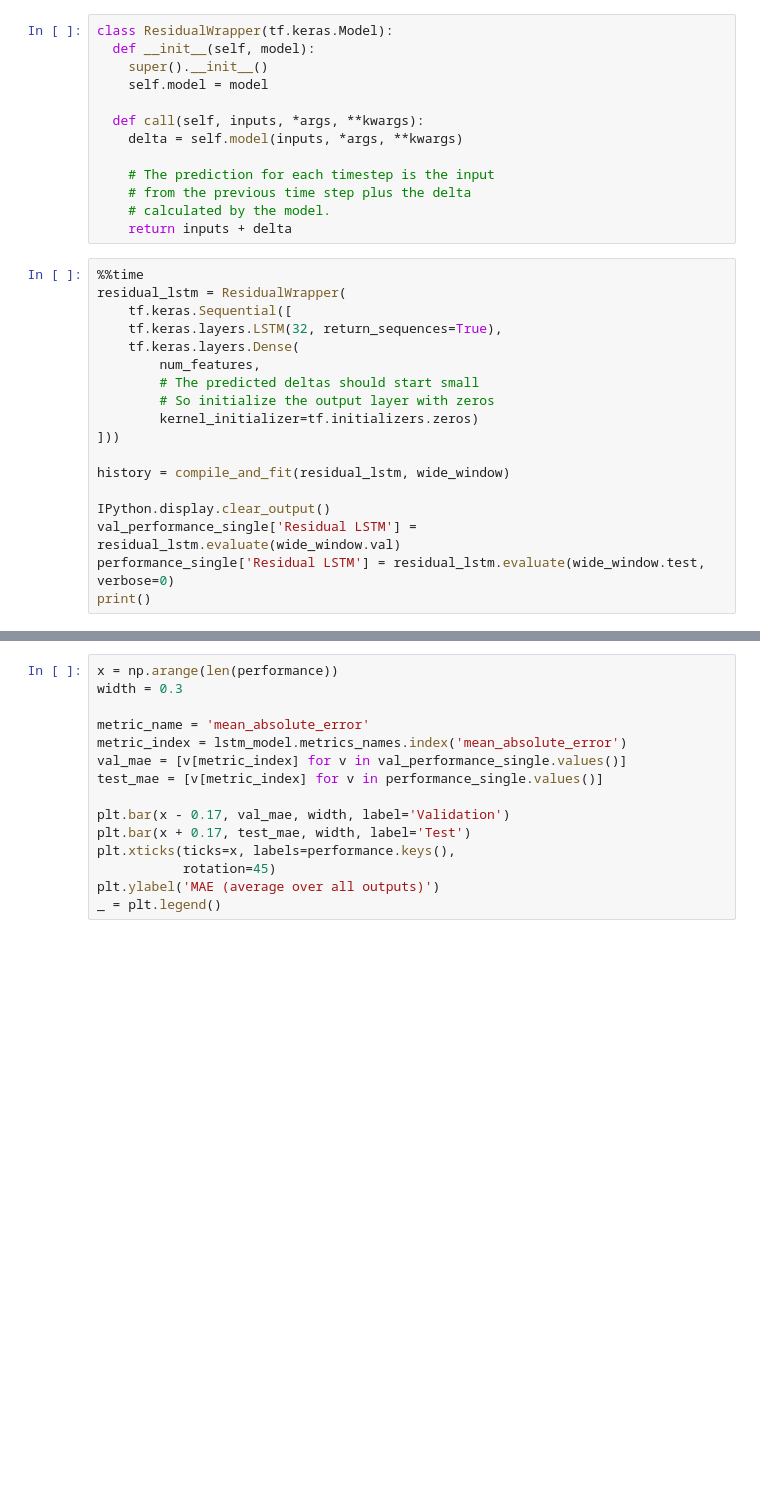
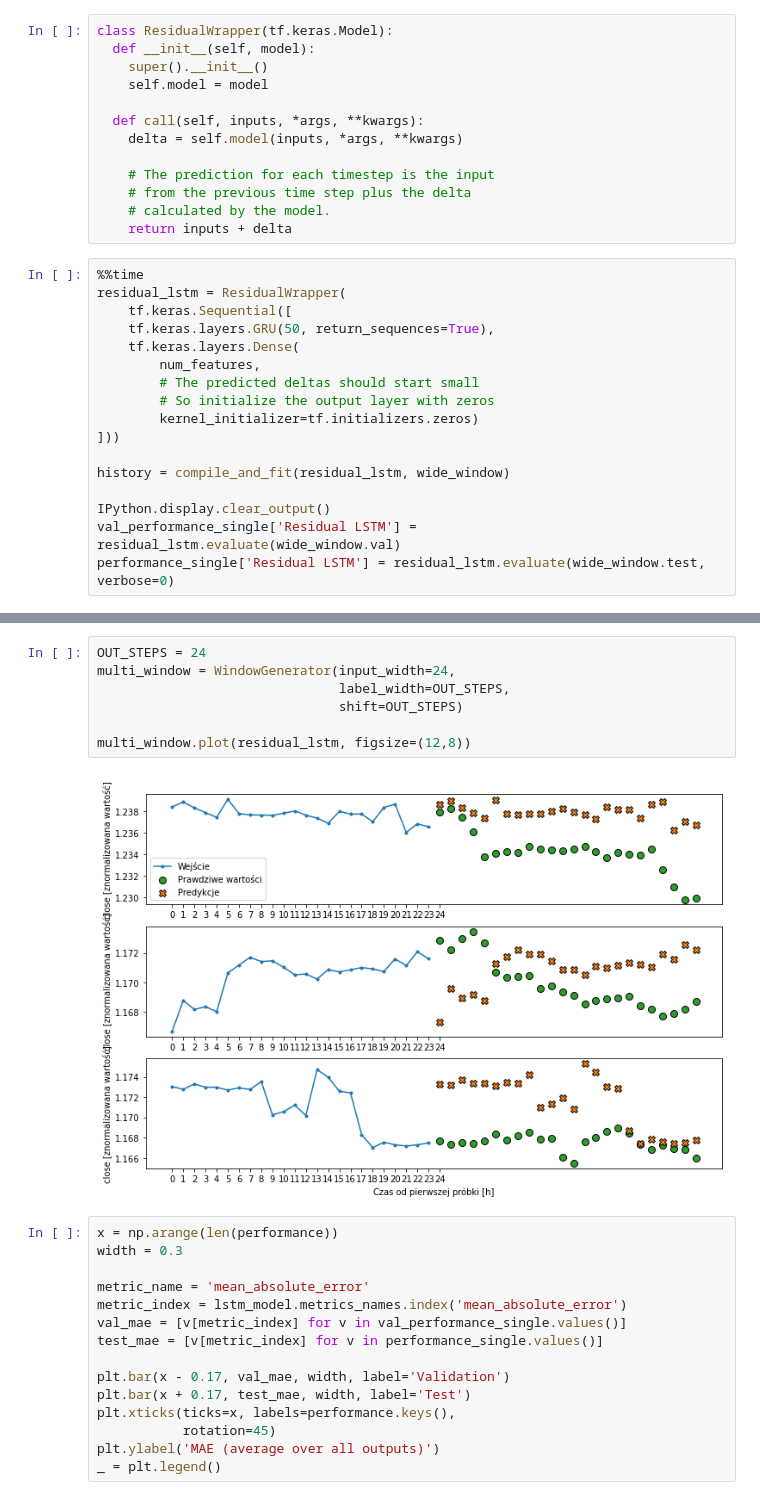
Before and after one commit to aerfio/magisterka, a Jupyter notebook: modele/lstm.ipynb, the cells around one changed output, grey strips where cells are left out. Cells and saved outputs as stored; diff of their text form; blank space fills up the shorter version.

```diff
--- a/modele/lstm.ipynb
+++ b/modele/lstm.ipynb
@@ -498,7 +504,7 @@ class ResidualWrapper(tf.keras.Model):
 %%time
 residual_lstm = ResidualWrapper(
     tf.keras.Sequential([
-    tf.keras.layers.LSTM(32, return_sequences=True),
+    tf.keras.layers.GRU(50, return_sequences=True),
     tf.keras.layers.Dense(
         num_features,
         # The predicted deltas should start small
@@ -511,5 +517,4 @@ history = compile_and_fit(residual_lstm, wide_window)
 IPython.display.clear_output()
 val_performance_single['Residual LSTM'] = residual_lstm.evaluate(wide_window.val)
 performance_single['Residual LSTM'] = residual_lstm.evaluate(wide_window.test, verbose=0)
-print()
 # %% [output]
@@ -520,3 +524,12 @@ Wall time: 50.7 s
+# %%
+OUT_STEPS = 24
+multi_window = WindowGenerator(input_width=24,
+                               label_width=OUT_STEPS,
+                               shift=OUT_STEPS)
+
+multi_window.plot(residual_lstm, figsize=(12,8))
+# %% [output]
+[figure, added]
 # %%
 x = np.arange(len(performance))
 width = 0.3
```
Also changed, not shown: parts of 13 cells of this notebook, 1 other file.
